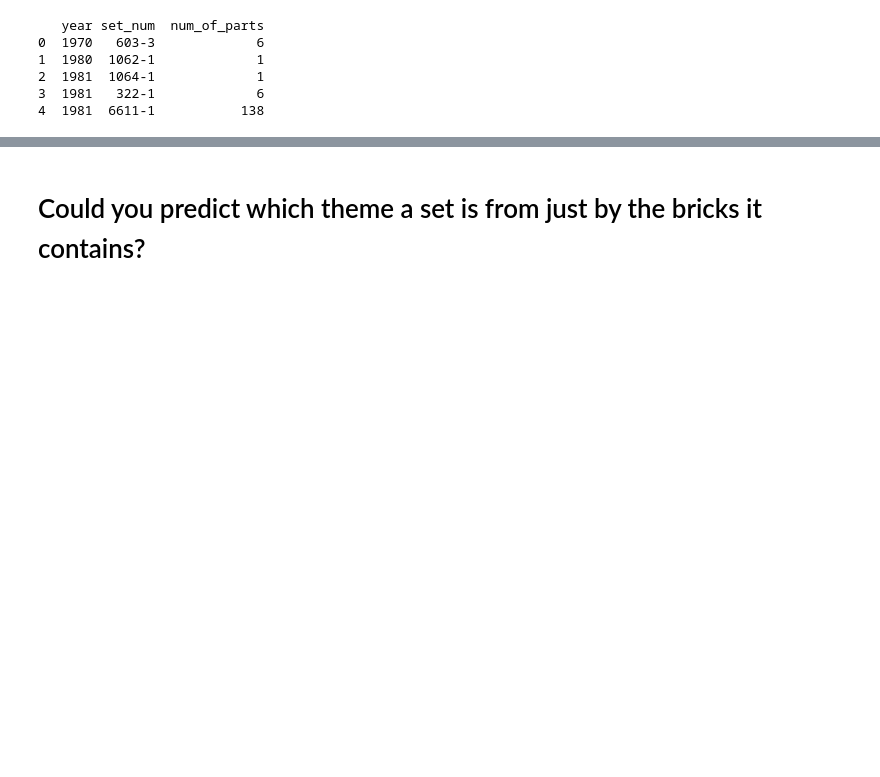
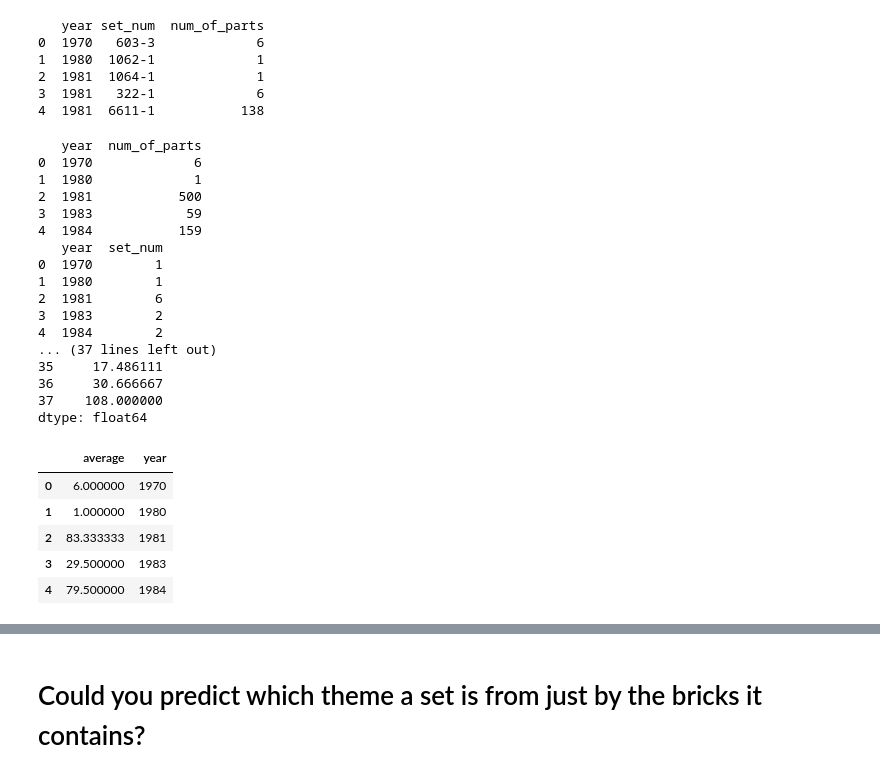
Before and after one commit to JingruMa/Lego, a Jupyter notebook: mergeData.ipynb, the cells around one changed output, grey strips where cells are left out. Saved outputs shown, nothing was run; the diff lists cells and outputs as text; code cells hidden in the pictures; blank space fills up the shorter version.

```diff
--- a/mergeData.ipynb
+++ b/mergeData.ipynb
@@ -77,4 +78,50 @@ print(part1.head())
 2  1981  1064-1             1
 3  1981   322-1             6
 4  1981  6611-1           138
+# %%
+# count the size of parts based on year
+part2 = part1.drop(part1.columns[[1]], axis=1)
+n1 = part2.groupby('year')['num_of_parts'].sum()
+part3 = partm.drop(part1.columns[[2]], axis=1)
+n2 = partm.groupby('year')['set_num'].size()
+
+n1 = n1.to_frame().reset_index()
+n2 = n2.to_frame().reset_index()
+print(n1.head())
+print(n2.head())
+print(len(n1))
+print(len(n2))
+
+# average parts in each set
+#T1 = n1.merge(n1, on = 'year')
+average = n1['num_of_parts'].div(n2['set_num'], axis=0)
+print(average)
+
+d = {'year': n1['year'], 'average': average}
+averagedata = pd.DataFrame(data=d)
+averagedata.head()
+# %% [output]
+   year  num_of_parts
+0  1970             6
+1  1980             1
+2  1981           500
+3  1983            59
+4  1984           159
+   year  set_num
+0  1970        1
+1  1980        1
+2  1981        6
+3  1983        2
+4  1984        2
+... (37 lines left out)
+35     17.486111
+36     30.666667
+37    108.000000
+dtype: float64
+|  | average | year |
+| 0 | 6.000000 | 1970 |
+| 1 | 1.000000 | 1980 |
+| 2 | 83.333333 | 1981 |
+| 3 | 29.500000 | 1983 |
+| 4 | 79.500000 | 1984 |
 # %%
```
Also changed, not shown: parts of 9 cells of this notebook, 1 other file.
